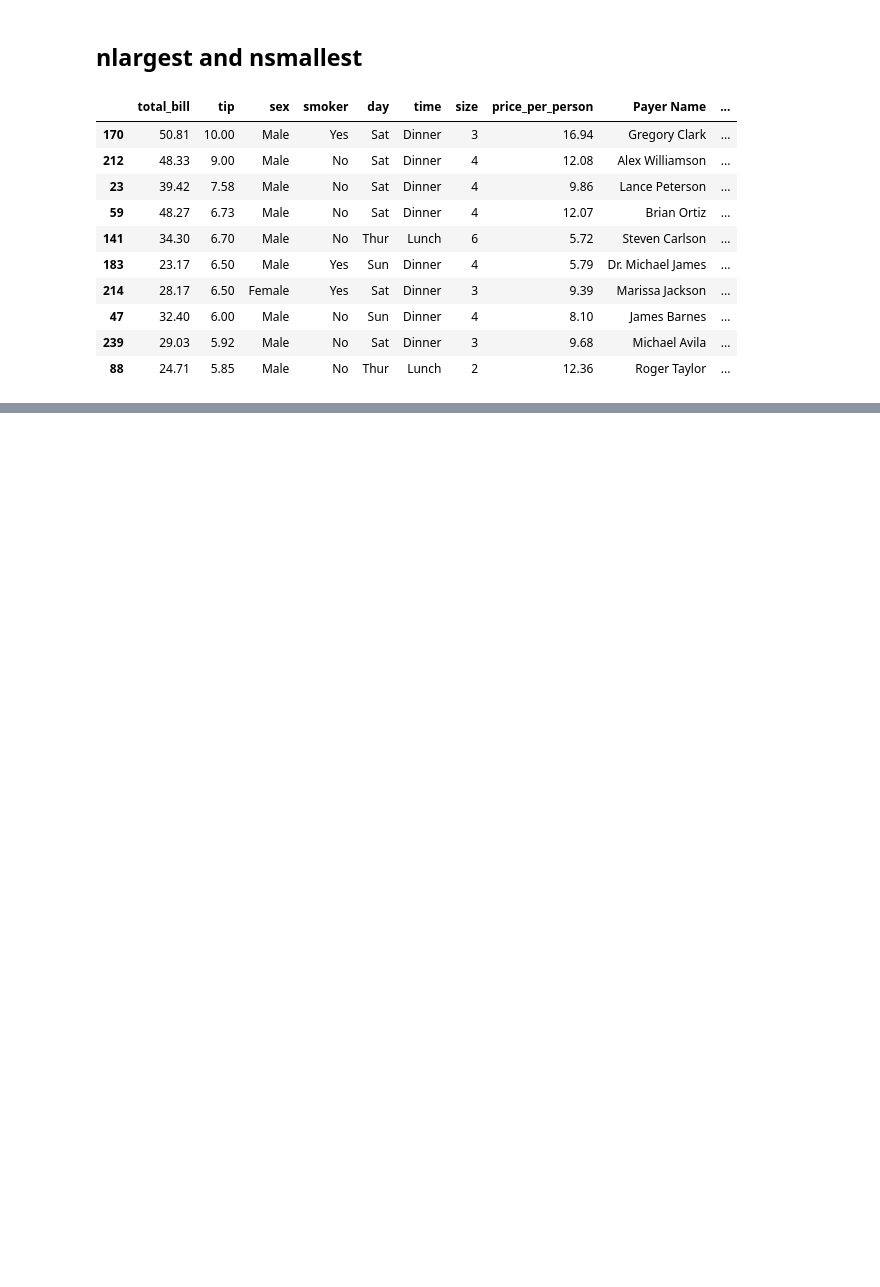
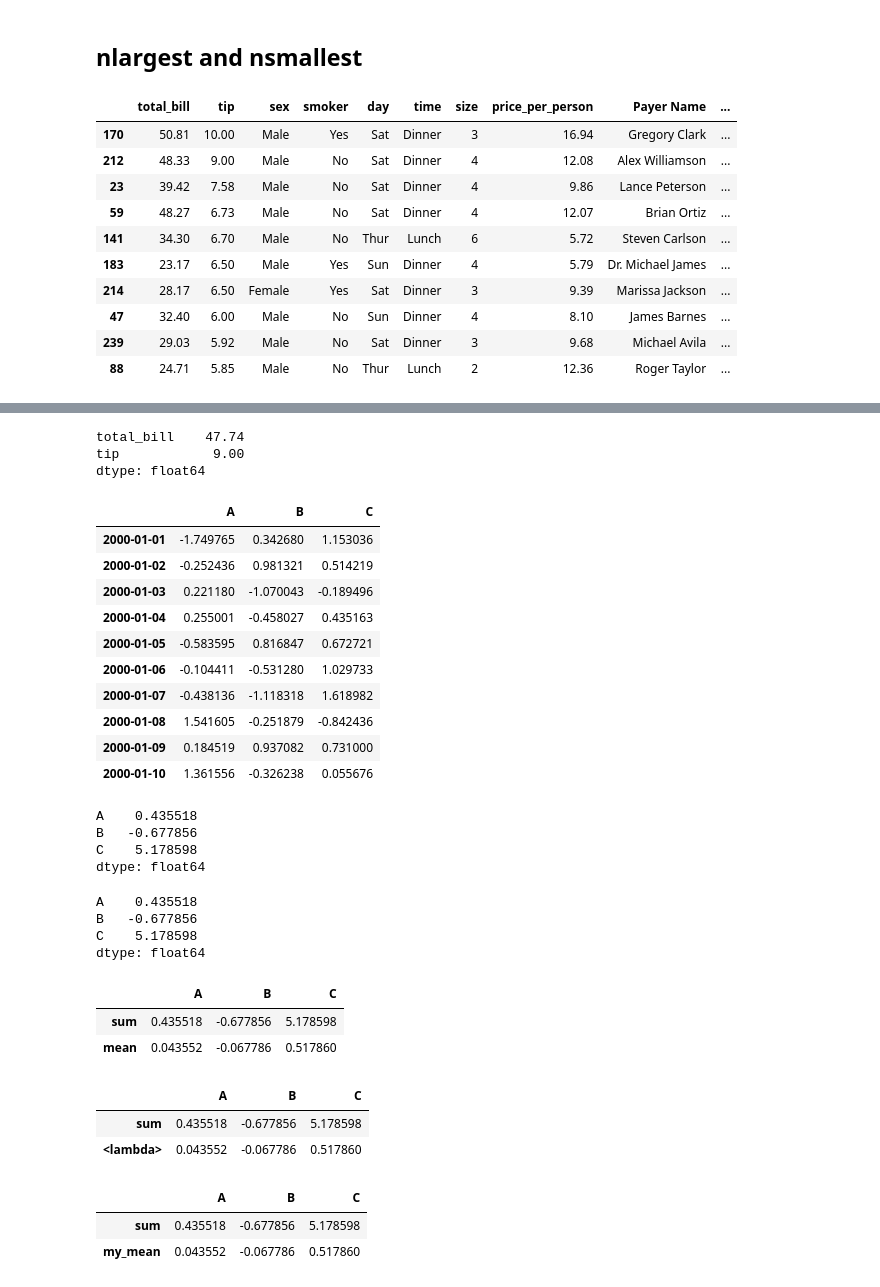
Before and after one commit to UnlimitedV/Learning_ML, a Jupyter notebook: pandas/03-Useful-Methods.ipynb, the cells around one changed output, grey strips where cells are left out. Cells and saved outputs as stored; diff of their text form; code cells hidden in the pictures; blank space fills up the shorter version.

```diff
--- a/pandas/03-Useful-Methods.ipynb
+++ b/pandas/03-Useful-Methods.ipynb
@@ -598,0 +694,52 @@ df.nlargest(10,'tip')
+# %%
+df[['total_bill', 'tip']].apply(lambda x: x.max() - x.min())
+# %% [output]
+total_bill    47.74
+tip            9.00
+dtype: float64
+# %%
+np.random.seed(100)
+tsdf = pd.DataFrame(
+    np.random.randn(10, 3),
+    columns=["A", "B", "C"],
+    index=pd.date_range("1/1/2000", periods=10),
+)
+tsdf
+# %% [output]
+|  | A | B | C |
+| 2000-01-01 | -1.749765 | 0.342680 | 1.153036 |
+| 2000-01-02 | -0.252436 | 0.981321 | 0.514219 |
+| 2000-01-03 | 0.221180 | -1.070043 | -0.189496 |
+| 2000-01-04 | 0.255001 | -0.458027 | 0.435163 |
+| 2000-01-05 | -0.583595 | 0.816847 | 0.672721 |
+| 2000-01-06 | -0.104411 | -0.531280 | 1.029733 |
+| 2000-01-07 | -0.438136 | -1.118318 | 1.618982 |
+| 2000-01-08 | 1.541605 | -0.251879 | -0.842436 |
+| 2000-01-09 | 0.184519 | 0.937082 | 0.731000 |
+| 2000-01-10 | 1.361556 | -0.326238 | 0.055676 |
+# %%
+tsdf.agg(np.sum)
+# %% [output]
+A    0.435518
+B   -0.677856
+C    5.178598
+dtype: float64
+# %%
+tsdf.agg("sum")
+# %% [output]
+A    0.435518
+B   -0.677856
+C    5.178598
+dtype: float64
+# %%
+tsdf.agg(["sum", "mean"])
+# %% [output]
+|  | A | B | C |
+| sum | 0.435518 | -0.677856 | 5.178598 |
+| mean | 0.043552 | -0.067786 | 0.517860 |
+# %%
+tsdf.agg(["sum", lambda x: x.mean()])
+# %% [output]
+|  | A | B | C |
+| sum | 0.435518 | -0.677856 | 5.178598 |
+| <lambda> | 0.043552 | -0.067786 | 0.517860 |
@@ -598,0 +749,6 @@ df.nlargest(10,'tip')
+# %%
+tsdf.agg(["sum", my_mean])
+# %% [output]
+|  | A | B | C |
+| sum | 0.435518 | -0.677856 | 5.178598 |
+| my_mean | 0.043552 | -0.067786 | 0.517860 |
```
Also changed, not shown: parts of 22 cells of this notebook.
